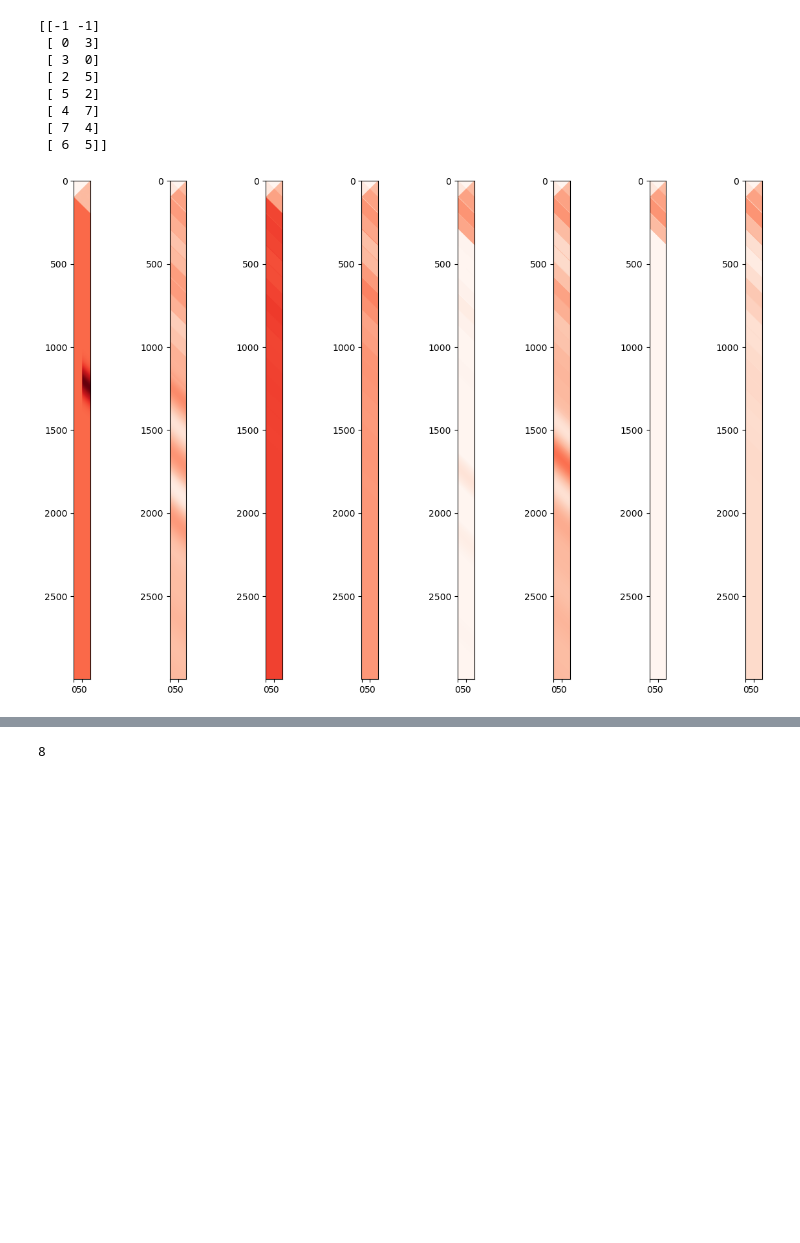
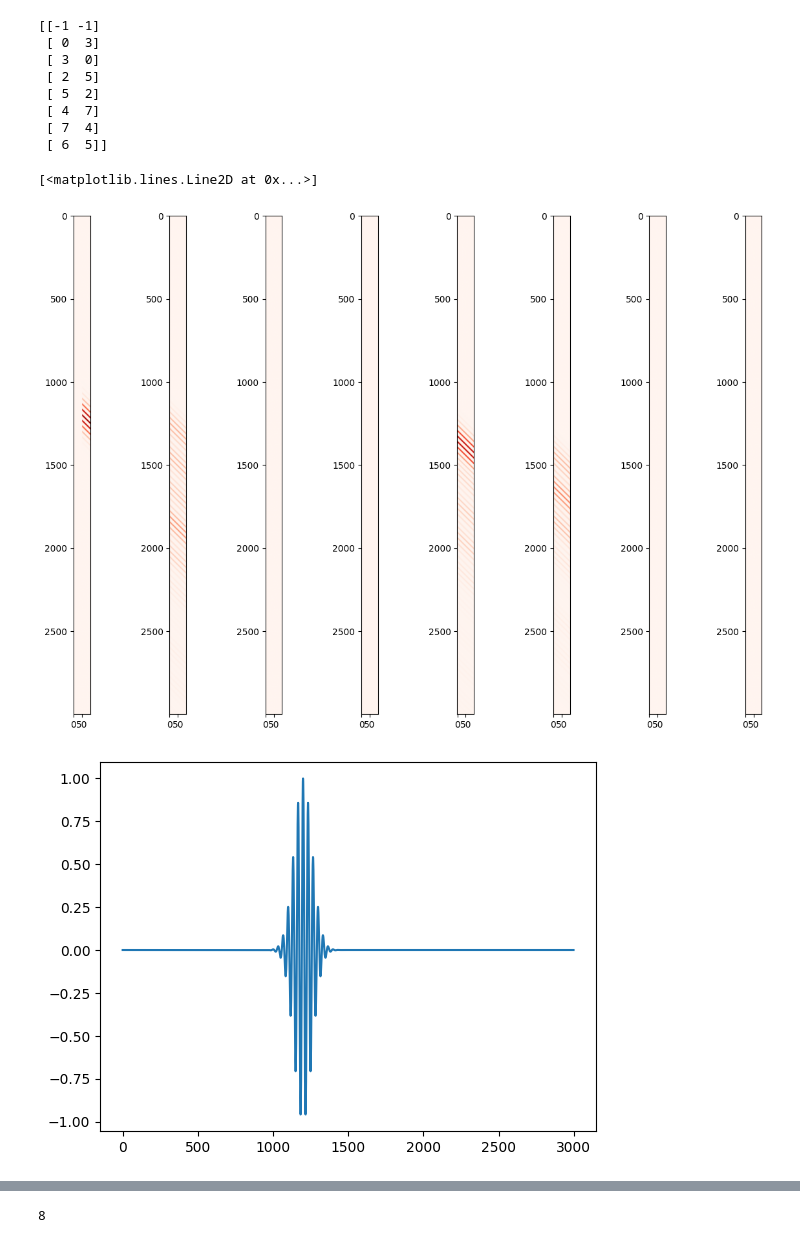
Before and after one commit to Mitalikapoor15/Project, a Jupyter notebook: python_fdtd/fdtd-build-complex.ipynb, the cells around one changed output, grey strips where cells are left out. Saved outputs shown, nothing was run; the diff lists cells and outputs as text; code cells hidden in the pictures; blank space fills up the shorter version.

```diff
--- a/python_fdtd/fdtd-build-complex.ipynb
+++ b/python_fdtd/fdtd-build-complex.ipynb
@@ -18,7 +15,7 @@ from func import *
 NUM_PORTS = 4
 SIZE = 100
 imp0 = 377
-connect = 50
+xs0 = 50  # source position for the segment 0
 tau = 0.3
 # kappa = 1j* m.sqrt(1-tau**2) # not working yet for complex number
 
@@ -47,6 +44,8 @@ ez_tab = np.zeros([N_seg, maxTime, SIZE], dtype=complex)
  [ 6  5]]
 # %%
 f_array = []
+
+s_tab = np.zeros(maxTime, dtype=complex)
 
 for ii in range(N_seg):
     f = Segment(SIZE)
@@ -54,7 +53,8 @@ for ii in range(N_seg):
 # print(f_array)
 
 for qTime in range(maxTime):
-    s = cosMod(qTime, maxTime, complex_signal=False)
+    s = cosMod(qTime, maxTime, complex_signal=False, f0=3e15)
+    s_tab[qTime] = s
     # print(s)
 
     for ii in range(N_seg):
@@ -66,10 +66,10 @@ for qTime in range(maxTime):
         # print(s1,s2)
         # print(tau_, kappa_)
 
-
+        xs = xs0
         if (sources[ii][0] == -1):
             s_new = s
-            xs = connect
+            xs = xs0
         else:
             s_new = tau_*f_array[s1].ez[-1] + kappa_*f_array[s2].ez[-1]
             xs = 2
@@ -90,24 +90,25 @@ for ii in range(N_seg):
 # %%
 f, ax = plt.subplots(1,N_seg, figsize=(15,10))
 
 vmax_val = np.max(np.real(ez_tab[0,:,:]))
 
 for ii in range(N_seg):
     ax[ii].imshow(np.real(ez_tab[ii,:,:]), vmin = 0, vmax = vmax_val , cmap = 'Reds')
 # plt.savefig("ez_real.png")
 
-# f, ax2 = plt.subplots(1,6, figsize=(10,15))
-# for ii in range(6):
-#     ax2[ii].imshow(np.imag(ez_tab[ii,:,:]), vmin = 0, vmax = vmax_val , cmap = 'Reds')
-# plt.savefig("ez_imag.png")
+
+plt.figure()
+plt.plot(s_tab)
 
 # f, ax3 = plt.subplots(1,6, figsize=(10,15))
 # for ii in range(6):
 #     ax3[ii].imshow(abs(ez_tab[ii,:,:]), vmin = 0, vmax = vmax_val , cmap = 'Reds')
 # plt.savefig("ez_abs.png")
 # plt.plot(ez_tab[:,15])
 # %% [output]
+[<matplotlib.lines.Line2D at 0x...>]
-[figure, old version]
+[figure, new version]
+[figure, added]
 # %%
 # dt = 10e-15  # seconds per time step
 # N = maxTime - 1
```
Also changed, not shown: parts of 3 cells of this notebook, 2 other files.
